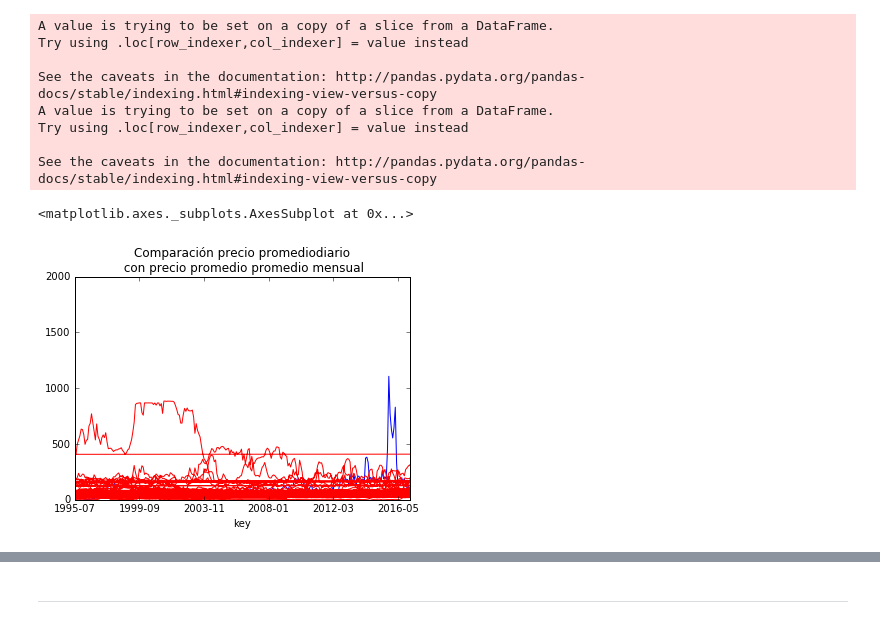
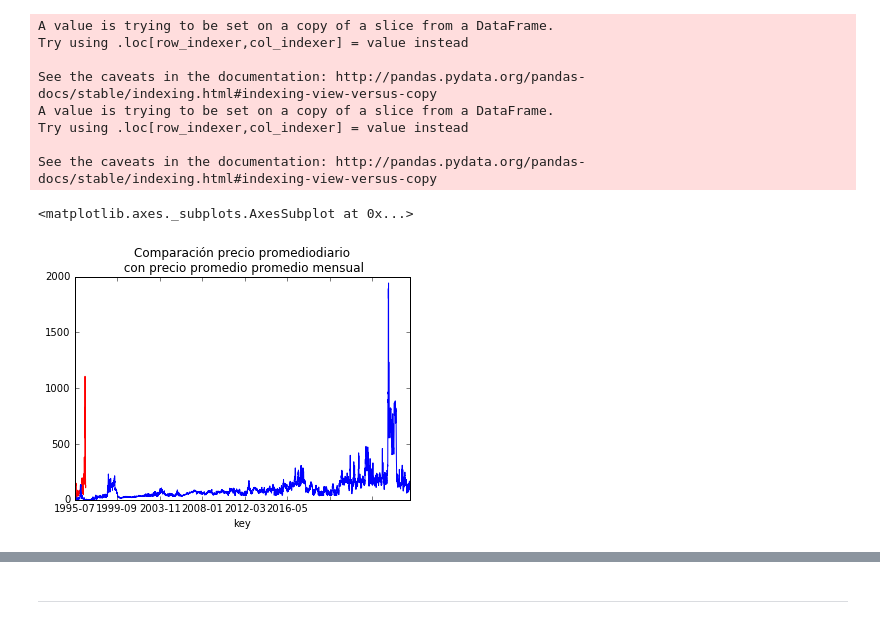
Before and after one commit to esgomezco/Soluci-n-taller-diplomado, a Jupyter notebook: Taller.ipynb, the cells around one changed output, grey strips where cells are left out. Saved outputs shown, nothing was run; the diff lists cells and outputs as text; code cells hidden in the pictures.

```diff
--- a/Taller.ipynb
+++ b/Taller.ipynb
@@ -390,9 +393,9 @@ See the caveats in the documentation: http://pandas.pydata.org/pandas-docs/stabl
 # %%
 import matplotlib.pyplot as plt
 plt.title('Comparación precio promediodiario\n con precio promedio promedio mensual')
-c.plot(kind='line',color='blue')
+c.plot(kind='line',color='red')
 plt.hold(True)
-mediadiaria.plot(kind='line',color='red')
+mediadiaria.plot(kind='line',use_index=False)
 # %% [output]
 <matplotlib.axes._subplots.AxesSubplot at 0x...>
-[figure, old version]
+[figure, new version]
```
Also changed, not shown: parts of 7 cells of this notebook.
